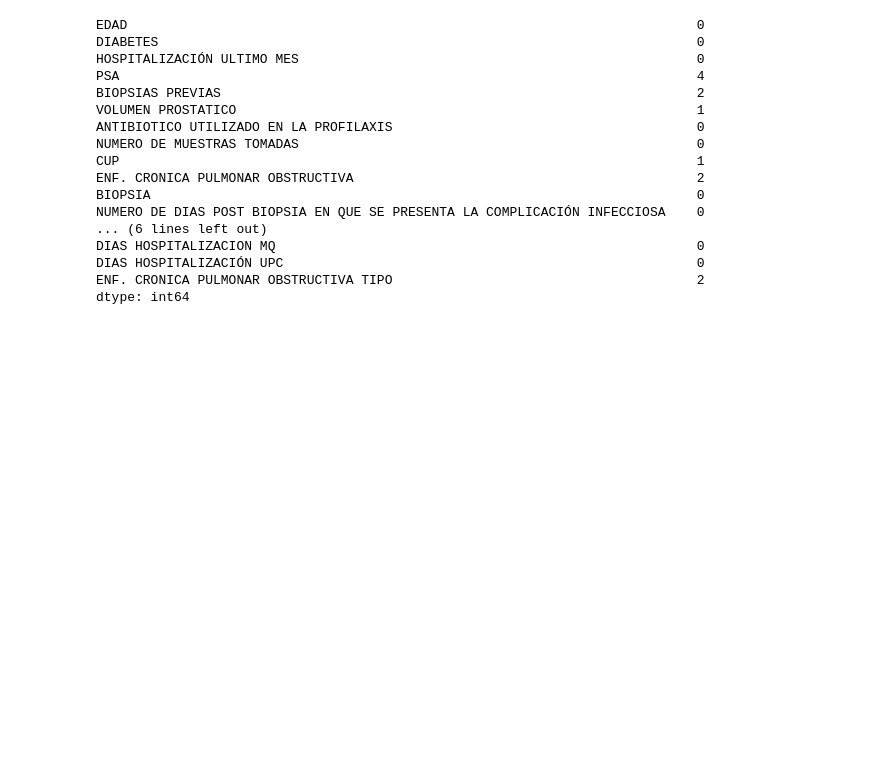
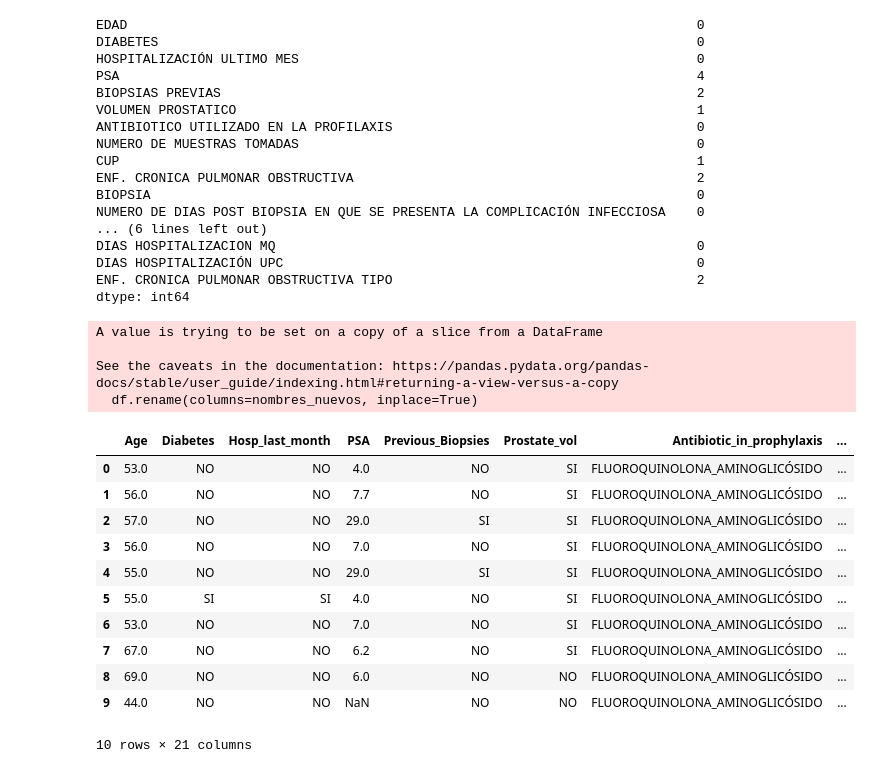
Before and after one commit to EVBic/ML_Hospital, a Jupyter notebook: hospital2.ipynb, the cells around one changed output. Drawn from its saved outputs; the diff is of its cells as text; code cells hidden in the pictures; blank space fills up the shorter version.

```diff
--- a/hospital2.ipynb
+++ b/hospital2.ipynb
@@ -162,4 +163,3 @@ df['ENF. CRONICA PULMONAR OBSTRUCTIVA']=df['ENF. CRONICA PULMONAR OBSTRUCTIVA'].
 df['ENF. CRONICA PULMONAR OBSTRUCTIVA TIPO']=df['ENF. CRONICA PULMONAR OBSTRUCTIVA TIPO'].replace('SI, EPOC','EPOC')
 df['ENF. CRONICA PULMONAR OBSTRUCTIVA TIPO']=df['ENF. CRONICA PULMONAR OBSTRUCTIVA TIPO'].replace('SI, ASMA','ASMA')
 df['ENF. CRONICA PULMONAR OBSTRUCTIVA TIPO']=df['ENF. CRONICA PULMONAR OBSTRUCTIVA TIPO'].replace('SI','Presencia, no especifica')
-df['ENF. CRONICA PULMONAR OBSTRUCTIVA TIPO']=df['ENF. CRONICA PULMONAR OBSTRUCTIVA TIPO'].replace('NO','Ausencia')
@@ -190,0 +218,2 @@ df['BIOPSIA']=df['BIOPSIA'].str.strip()
+# %%
+df['BIOPSIAS PREVIAS'] = df['BIOPSIAS PREVIAS'].replace('nan','NO')
@@ -190,0 +244,2 @@ df['BIOPSIA']=df['BIOPSIA'].str.strip()
+# %%
+df['PSA'] = df['PSA'].replace('nan','4')
@@ -191,3 +258,5 @@ df['BIOPSIA']=df['BIOPSIA'].str.strip()
+# %%
+df['VOLUMEN PROSTATICO'] = df['VOLUMEN PROSTATICO'].replace('nan','NO')
 # %% [markdown]
 1.5.5 Campo "PATRON DE RESISTENCIA"
 # %%
@@ -252,3 +321,47 @@ DIAS HOSPITALIZACION MQ                                                      0
 DIAS HOSPITALIZACIÓN UPC                                                     0
 ENF. CRONICA PULMONAR OBSTRUCTIVA TIPO                                       2
 dtype: int64
+# %%
+nombres_nuevos = {
+    "EDAD": "Age",
+    "DIABETES": "Diabetes",
+    "HOSPITALIZACIÓN ULTIMO MES": "Hosp_last_month",
+    "PSA": "PSA",
+    "BIOPSIAS PREVIAS": "Previous_Biopsies",
+    "VOLUMEN PROSTATICO": "Prostate_vol",
+    "ANTIBIOTICO UTILIZADO EN LA PROFILAXIS": "Antibiotic_in_prophylaxis",
+    "NUMERO DE MUESTRAS TOMADAS": "Nr_Samples",
+    "CUP": "CUP",
+    "ENF. CRONICA PULMONAR OBSTRUCTIVA": "EPOC",
+    "ENF. CRONICA PULMONAR OBSTRUCTIVA TIPO" : "EPOC_Y/N",
+    "BIOPSIA": "Biopsy",
+    "NUMERO DE DIAS POST BIOPSIA EN QUE SE PRESENTA LA COMPLICACIÓN INFECCIOSA": "Nr_days_with_infection",
+    "FIEBRE": "Fever",
+    "ITU": "ITU",
+    "TIPO DE CULTIVO": "Crop_type",
+    "AGENTE AISLADO": "Isolated_agent",
+    "PATRON DE RESISTENCIA": "Pattern_resistance",
+    "HOSPITALIZACION": "Hospitalization",
+    "DIAS HOSPITALIZACION MQ": "Days_hosp_mq",
+    "DIAS HOSPITALIZACIÓN UPC": "Days_hosp_upc"
+
+}
+df.rename(columns=nombres_nuevos, inplace=True)
+df.head(10)
+# %% [output]
+A value is trying to be set on a copy of a slice from a DataFrame
+
+See the caveats in the documentation: https://pandas.pydata.org/pandas-docs/stable/user_guide/indexing.html#returning-a-view-versus-a-copy
+  df.rename(columns=nombres_nuevos, inplace=True)
+|  | Age | Diabetes | Hosp_last_month | PSA | Previous_Biopsies | Prostate_vol | Antibiotic_in_prophylaxis | ... |
+| 0 | 53.0 | NO | NO | 4.0 | NO | SI | FLUOROQUINOLONA_AMINOGLICÓSIDO | ... |
+| 1 | 56.0 | NO | NO | 7.7 | NO | SI | FLUOROQUINOLONA_AMINOGLICÓSIDO | ... |
+| 2 | 57.0 | NO | NO | 29.0 | SI | SI | FLUOROQUINOLONA_AMINOGLICÓSIDO | ... |
+| 3 | 56.0 | NO | NO | 7.0 | NO | SI | FLUOROQUINOLONA_AMINOGLICÓSIDO | ... |
+| 4 | 55.0 | NO | NO | 29.0 | SI | SI | FLUOROQUINOLONA_AMINOGLICÓSIDO | ... |
+| 5 | 55.0 | SI | SI | 4.0 | NO | SI | FLUOROQUINOLONA_AMINOGLICÓSIDO | ... |
+| 6 | 53.0 | NO | NO | 7.0 | NO | SI | FLUOROQUINOLONA_AMINOGLICÓSIDO | ... |
+| 7 | 67.0 | NO | NO | 6.2 | NO | SI | FLUOROQUINOLONA_AMINOGLICÓSIDO | ... |
+| 8 | 69.0 | NO | NO | 6.0 | NO | NO | FLUOROQUINOLONA_AMINOGLICÓSIDO | ... |
+| 9 | 44.0 | NO | NO | NaN | NO | NO | FLUOROQUINOLONA_AMINOGLICÓSIDO | ... |
+10 rows × 21 columns
```
Also changed, not shown: parts of 12 cells of this notebook.
